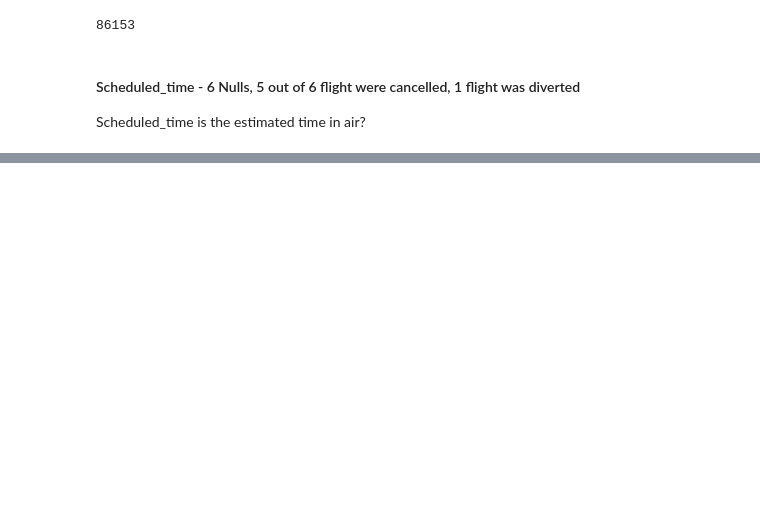
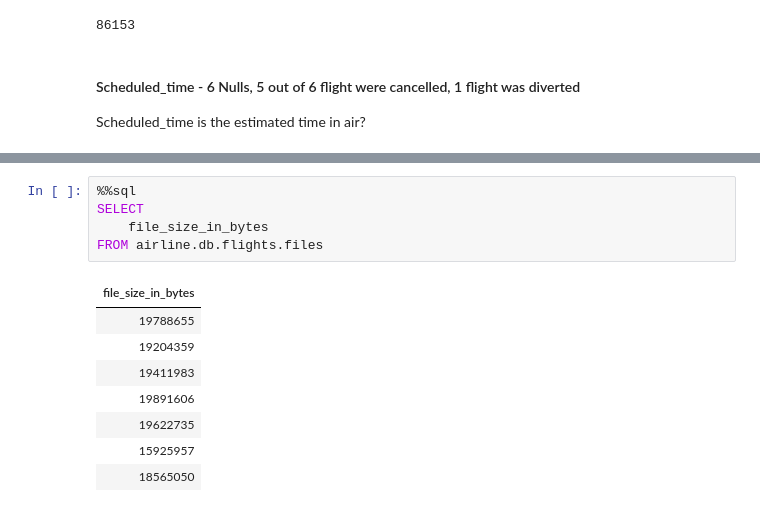
Before and after one commit to phamlamn/airline-flights-pipeline, a Jupyter notebook: notebooks/EDA_notebook.ipynb, the cells around one changed output, grey strips where cells are left out. Drawn from its saved outputs; the diff is of its cells as text; blank space fills up the shorter version.

```diff
--- a/notebooks/EDA_notebook.ipynb
+++ b/notebooks/EDA_notebook.ipynb
@@ -208,0 +416,14 @@ flights.where('scheduled_time IS NULL').show()
+# %%
+%%sql
+SELECT
+    file_size_in_bytes
+FROM airline.db.flights.files
+# %% [output]
+| file_size_in_bytes |
+| 19788655 |
+| 19204359 |
+| 19411983 |
+| 19891606 |
+| 19622735 |
+| 15925957 |
+| 18565050 |
```
Also changed, not shown: parts of 25 cells of this notebook, 7 other files.
